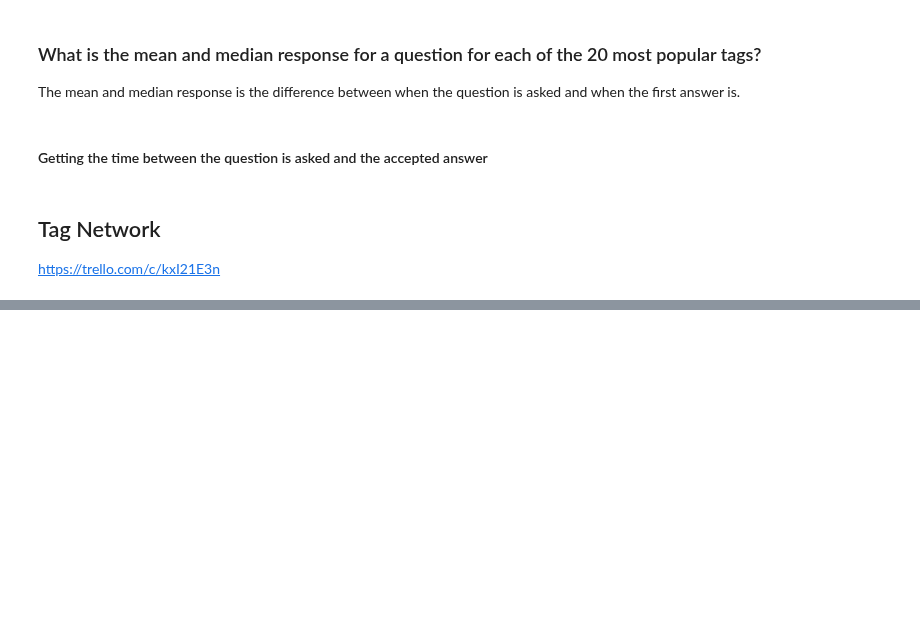
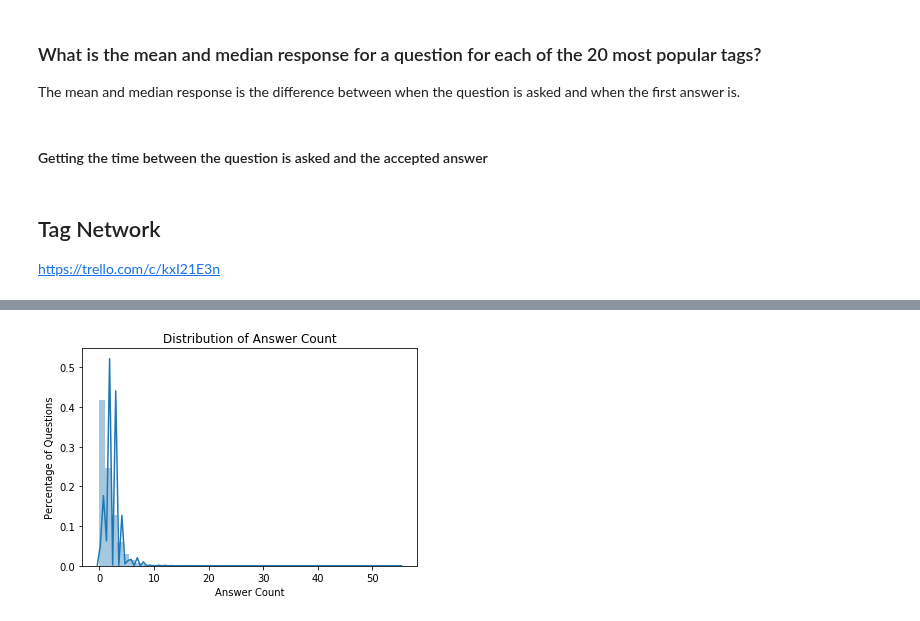
Before and after one commit to MaksimDan/160-Stackoverflow, a Jupyter notebook: source/eda/archive/john-eda.ipynb, the cells around one changed output, grey strips where cells are left out. Cells and saved outputs as stored; diff of their text form; code cells hidden in the pictures; blank space fills up the shorter version.

```diff
--- a/source/eda/archive/john-eda.ipynb
+++ b/source/eda/archive/john-eda.ipynb
@@ -151,0 +169,6 @@ dict_keys(['mysql', 'sql', 'python', 'converter', 'c-minus-minus', 'arrays', 'ar
+# %%
+fig = sns.distplot(posts['AnswerCount'].dropna())
+fig.set(title="Distribution of Answer Count", xlabel='Answer Count', ylabel='Percentage of Questions')
+plt.show()
+# %% [output]
+[figure, added]
```
Also changed, not shown: parts of 7 cells of this notebook, 2 other files.
